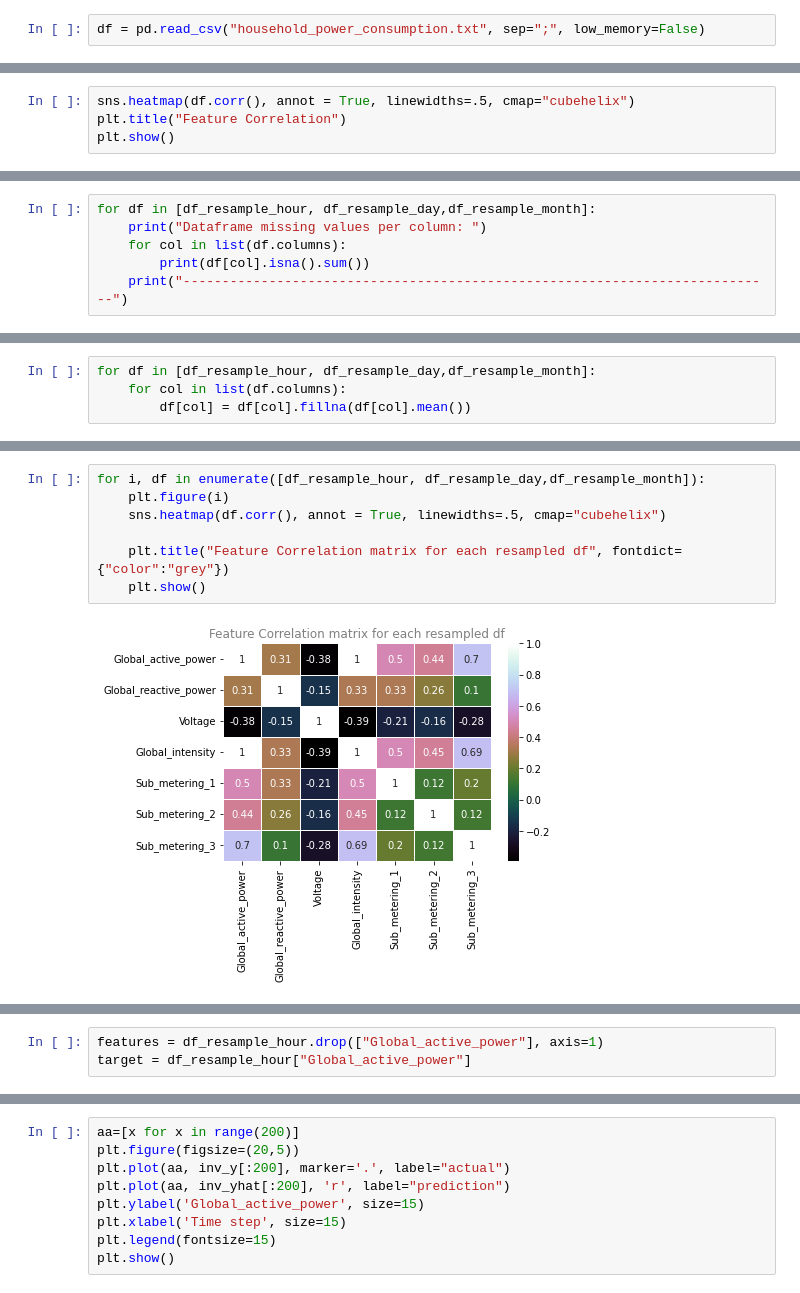
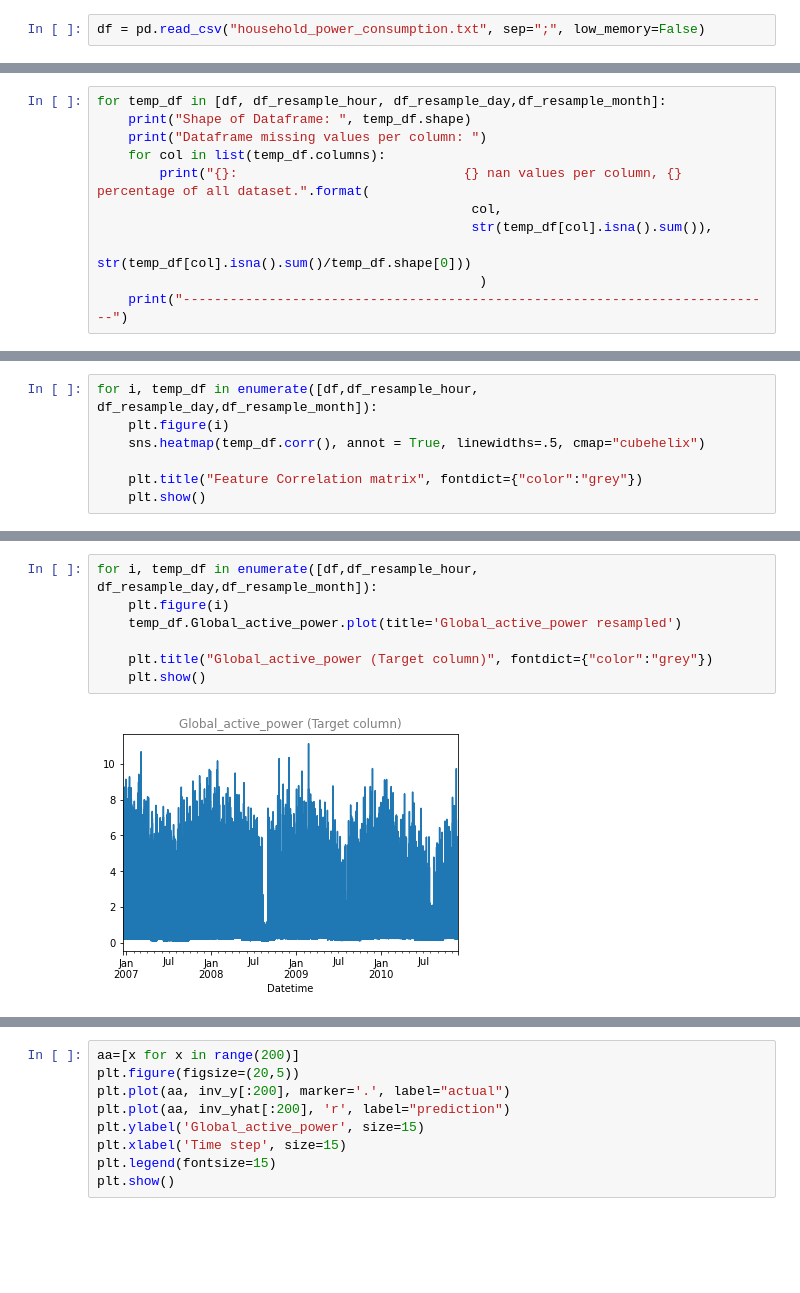
Before and after one commit to akisgazepidis/Energy_Consuption_forecast, a Jupyter notebook: Energy_consumption_forecast.ipynb, the cells around one changed output, grey strips where cells are left out. Drawn from its saved outputs; the diff is of its cells as text; blank space fills up the shorter version.

```diff
--- a/Energy_consumption_forecast.ipynb
+++ b/Energy_consumption_forecast.ipynb
@@ -93,0 +67,11 @@ df = df.set_index("Datetime")
+# %%
+for temp_df in [df, df_resample_hour, df_resample_day,df_resample_month]:
+    print("Shape of Dataframe: ", temp_df.shape)
+    print("Dataframe missing values per column: ")
+    for col in list(temp_df.columns):
+        print("{}:                             {} nan values per column, {} percentage of all dataset.".format(
+                                                col,
+                                                str(temp_df[col].isna().sum()),
+                                                 str(temp_df[col].isna().sum()/temp_df.shape[0]))
+                                                 )
+    print("----------------------------------------------------------------------------")
@@ -94,5 +96,8 @@ df = df.set_index("Datetime")
 # %%
-sns.heatmap(df.corr(), annot = True, linewidths=.5, cmap="cubehelix")
-plt.title("Feature Correlation")
-plt.show()
+for i, temp_df in enumerate([df,df_resample_hour, df_resample_day,df_resample_month]):
+    plt.figure(i)
+    sns.heatmap(temp_df.corr(), annot = True, linewidths=.5, cmap="cubehelix")
+
+    plt.title("Feature Correlation matrix", fontdict={"color":"grey"})
+    plt.show()
 # %% [output]
@@ -104,6 +107,0 @@ df_resample_month = df.resample('M').mean()
-# %%
-for df in [df_resample_hour, df_resample_day,df_resample_month]:
-    print("Dataframe missing values per column: ")
-    for col in list(df.columns):
-        print(df[col].isna().sum())
-    print("----------------------------------------------------------------------------")
@@ -128,4 +107,0 @@ Dataframe missing values per column:
-# %%
-for df in [df_resample_hour, df_resample_day,df_resample_month]:
-    for col in list(df.columns):
-        df[col] = df[col].fillna(df[col].mean())
@@ -147,9 +108,9 @@ plt.show()
 # %%
-for i, df in enumerate([df_resample_hour, df_resample_day,df_resample_month]):
+for i, temp_df in enumerate([df,df_resample_hour, df_resample_day,df_resample_month]):
     plt.figure(i)
-    sns.heatmap(df.corr(), annot = True, linewidths=.5, cmap="cubehelix")
+    temp_df.Global_active_power.plot(title='Global_active_power resampled')
 
-    plt.title("Feature Correlation matrix for each resampled df", fontdict={"color":"grey"})
+    plt.title("Global_active_power (Target column)", fontdict={"color":"grey"})
     plt.show()
 # %% [output]
-[figure, old version]
+[figure, new version]
@@ -158,3 +119,0 @@ for i, df in enumerate([df_resample_hour, df_resample_day,df_resample_month]):
-# %%
-features = df_resample_hour.drop(["Global_active_power"], axis=1)
-target = df_resample_hour["Global_active_power"]
```
Also changed, not shown: parts of 31 cells of this notebook, 1 other file.
